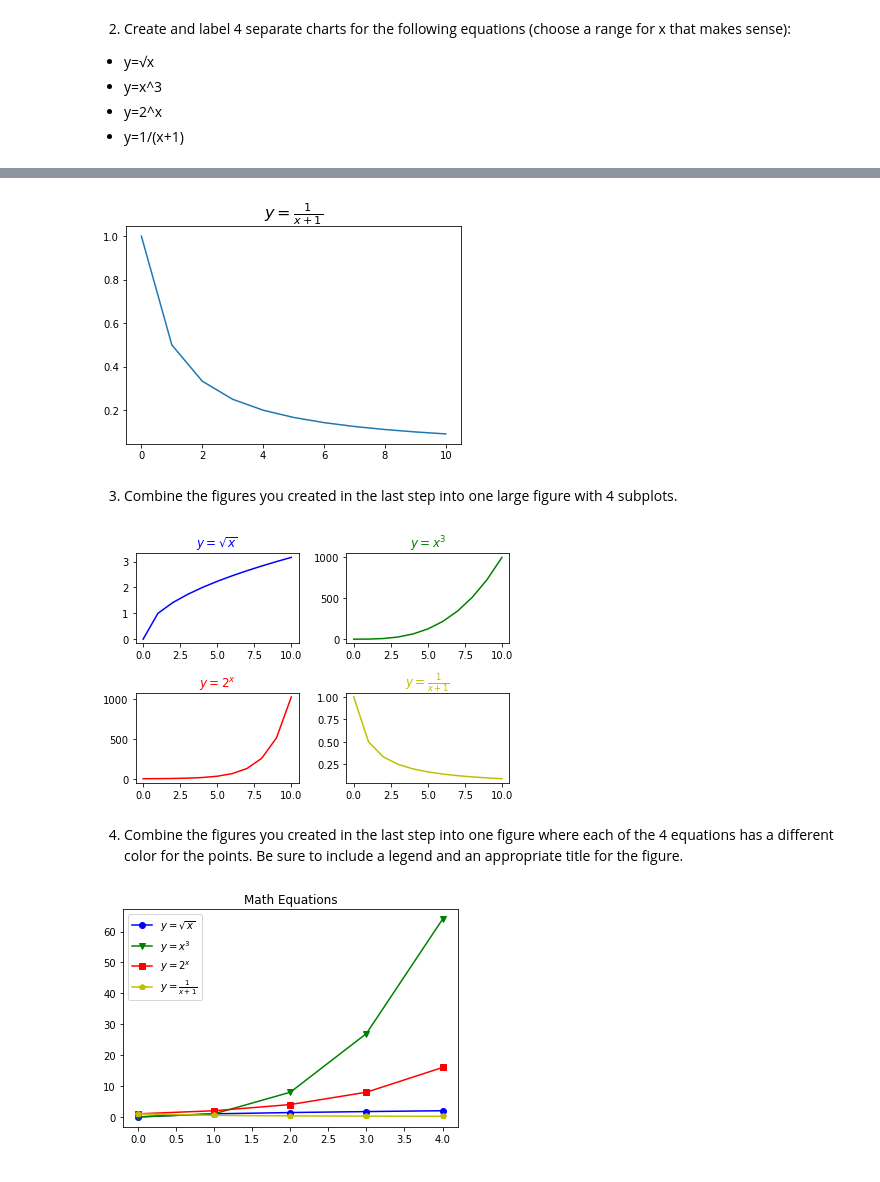
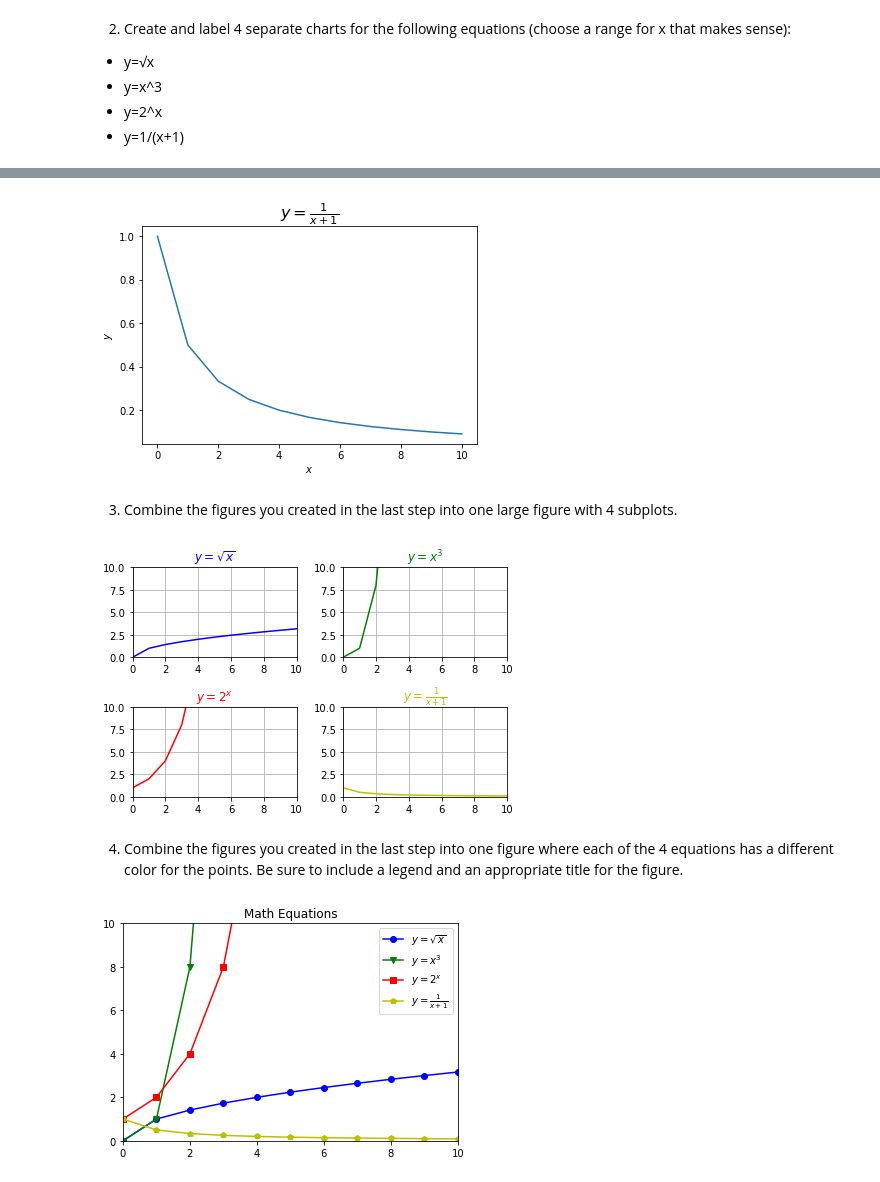
Before and after one commit to sophia-stewart/numpy-pandas-visualization-exercises, a Jupyter notebook: matplotlib_exercises.ipynb, the cells around one changed output, grey strips where cells are left out. Drawn from its saved outputs; the diff is of its cells as text; code cells hidden in the pictures.

```diff
--- a/matplotlib_exercises.ipynb
+++ b/matplotlib_exercises.ipynb
@@ -54,75 +92,118 @@ plt.title('$y = 2^x$', fontsize = 16);
 # %%
+# generate data
 x = range(0, 11)
 y = [1/(x+1) for x in x]
 
+# plot x and y
 plt.plot(x,y)
+
+# add labels
+plt.xlabel('$x$')
+plt.ylabel('$y$')
+
+# add title
 plt.title(r'$y = \frac{1}{x+1}$', fontsize = 16);
 # %% [output]
-[figure, old version]
+[figure, new version]
 # %% [markdown]
 3. Combine the figures you created in the last step into one large figure with 4 subplots.
 # %%
+# generate data
 x = range(0, 11)
-
 y1 = [math.sqrt(x) for x in x]
 y2 = [x**3 for x in x]
 y3 = [2**x for x in x]
 y4 = [1/(x+1) for x in x]
 
+# assign layout and position of subplot
 plt.subplot(2,2,1)
+# plot x and y1, assign color to curve
 plt.plot(x,y1,
         color = 'b')
+# add title with corresponding color
 plt.title('$y = \sqrt{x}$',
          color = 'b')
-
+# add gridlines
+plt.grid('--')
+# add axis limits
+plt.xlim(0,10)
+plt.ylim(0,10)
+# assign layout and position of subplot
 plt.subplot(2,2,2)
+# plot x and y2, assign color to curve
 plt.plot(x,y2,
         color = 'g')
+# add title with corresponding color
 plt.title('$y = x^3$',
          color = 'g')
-
+# add gridlines
+plt.grid('--')
+# add axis limits
+plt.xlim(0,10)
+plt.ylim(0,10)
+# assign layout and position of subplot
 plt.subplot(2,2,3)
+# plot x and y3, assign color to curve
 plt.plot(x,y3,
         color = 'r')
+# add title with corresponding color
 plt.title('$y = 2^x$',
          color = 'r')
-
+# add gridlines
+plt.grid('--')
+# add axis limits
+plt.xlim(0,10)
+plt.ylim(0,10)
+# assign layout and position of subplot
 plt.subplot(2,2,4)
+# plot x and y4, assign color to curve
 plt.plot(x,y4,
         color = 'y')
+# add title with corresponding color
 plt.title(r'$y = \frac{1}{x+1}$',
          color = 'y')
-
+# add gridlines
+plt.grid('--')
+# add axis limits
+plt.xlim(0,10)
+plt.ylim(0,10)
+# auto-arrange subplots
 plt.tight_layout();
 # %% [output]
-[figure, old version]
+[figure, new version]
 # %% [markdown]
 4. Combine the figures you created in the last step into one figure where each of the 4 equations has a different color for the points. Be sure to include a legend and an appropriate title for the figure.
 # %%
-x = range(0, 5)
-
+# generate data
+x = range(0, 11)
 y1 = [math.sqrt(x) for x in x]
 y2 = [x**3 for x in x]
 y3 = [2**x for x in x]
 y4 = [1/(x+1) for x in x]
 
+# plot curves with labels, colors, and markers
 plt.plot(x,y1,
         color = 'b',
         marker = 'o',
         label = '$y = \sqrt{x}$')
 plt.plot(x,y2,
         color = 'g',
         marker = 'v',
         label = '$y = x^3$')
 plt.plot(x,y3,
         color = 'r',
         marker = 's',
         label = '$y = 2^x$')
 plt.plot(x,y4,
         color = 'y',
         marker = 'p',
         label = r'$y = \frac{1}{x+1}$')
+# add title
 plt.title('Math Equations')
+# add axis limits
+plt.xlim(0,10)
+plt.ylim(0,10)
+# add legend
 plt.legend();
 # %% [output]
-[figure, old version]
+[figure, new version]
```
Also changed, not shown: parts of 4 cells of this notebook, 1 other file.
